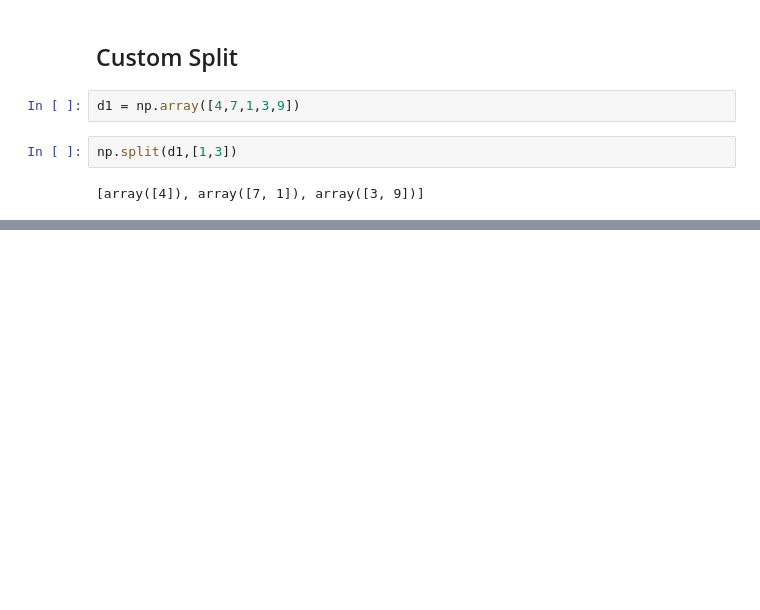
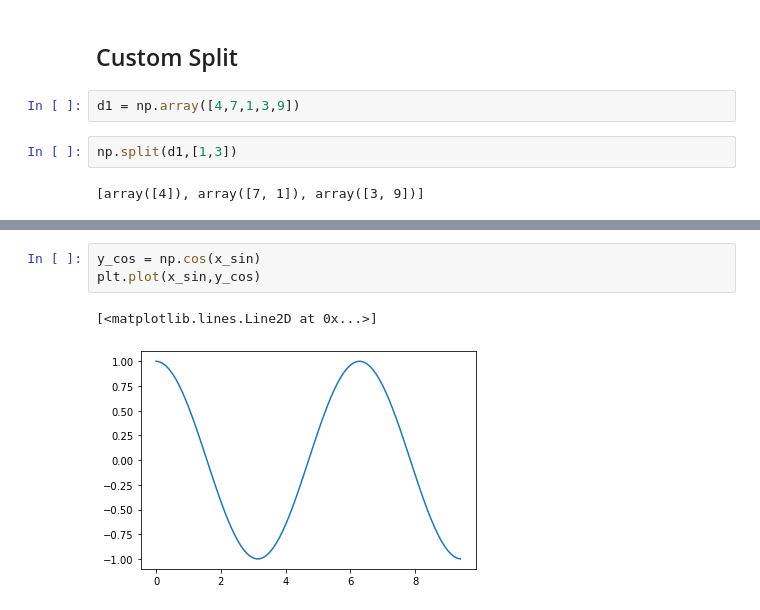
Before and after one commit to AkashSalmuthe/Python-Noteboks, a Jupyter notebook: Numpy_Basics.ipynb, the cells around one changed output, grey strips where cells are left out. Cells and saved outputs as stored; diff of their text form; blank space fills up the shorter version.

```diff
--- a/Numpy_Basics.ipynb
+++ b/Numpy_Basics.ipynb
@@ -727,0 +784,6 @@ np.split(d1,[1,3])
+# %%
+y_cos = np.cos(x_sin)
+plt.plot(x_sin,y_cos)
+# %% [output]
+[<matplotlib.lines.Line2D at 0x...>]
+[figure, added]
```
Also changed, not shown: parts of 45 cells of this notebook.
